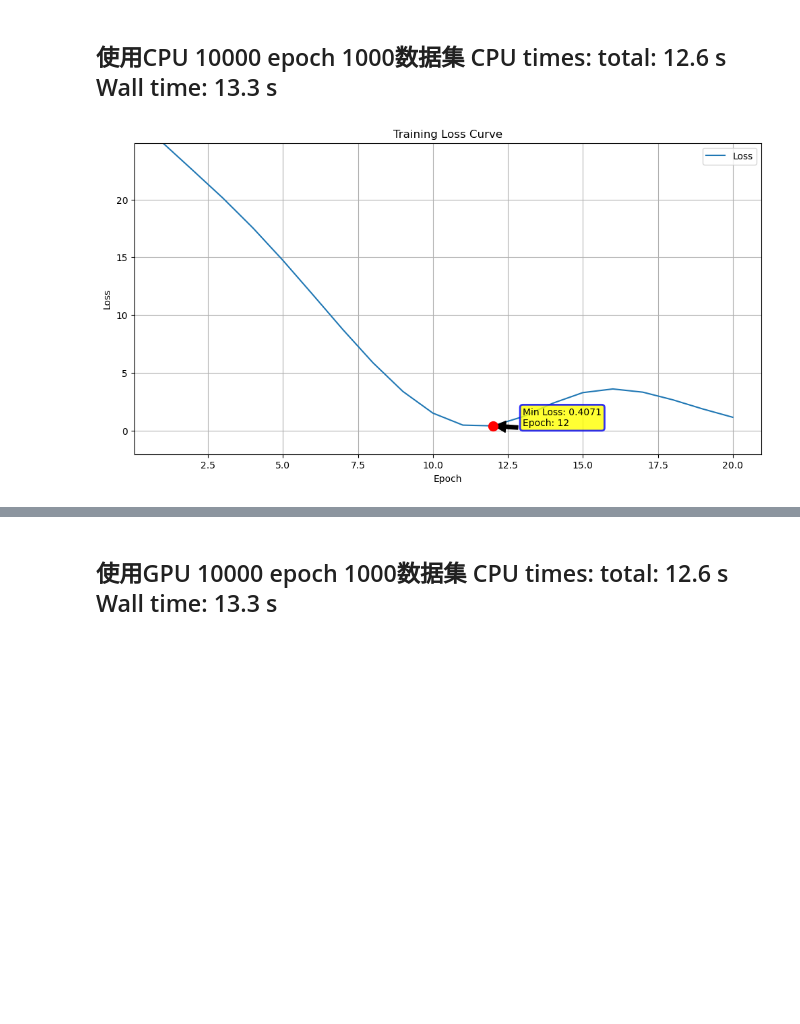
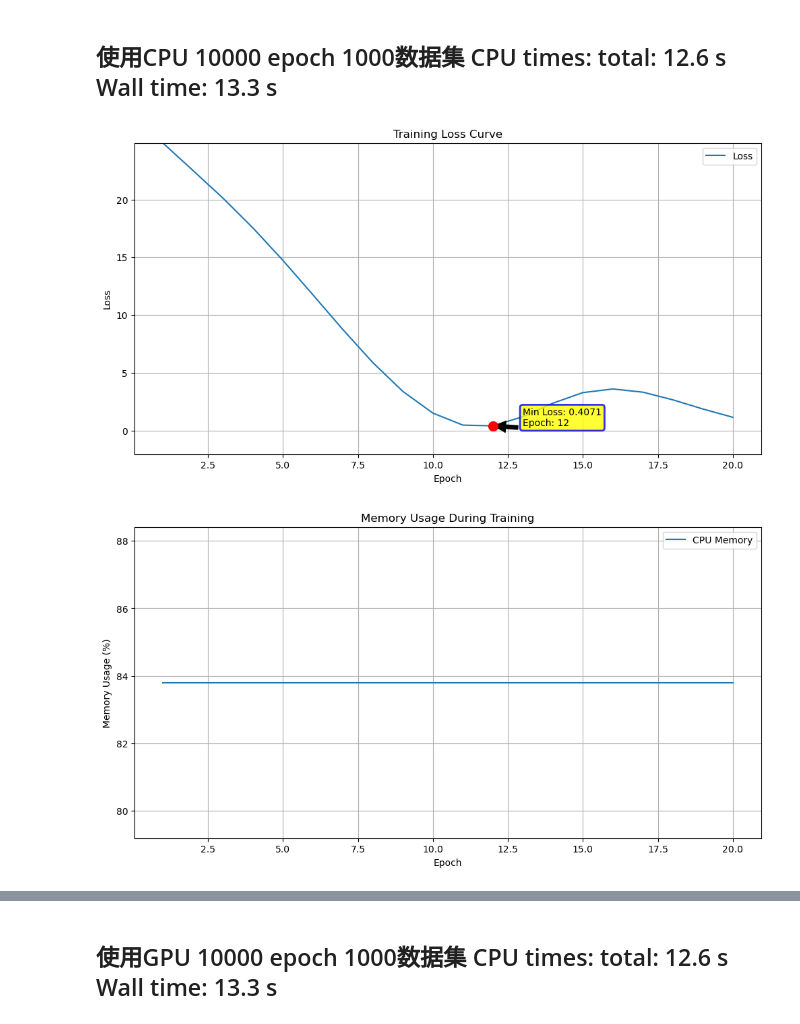
Before and after one commit to nimysan/kick-llm, a Jupyter notebook: cpu-gpu性能对比测试.ipynb, the cells around one changed output, grey strips where cells are left out. Cells and saved outputs as stored; diff of their text form; code cells hidden in the pictures; blank space fills up the shorter version.

```diff
--- a/cpu-gpu性能对比测试.ipynb
+++ b/cpu-gpu性能对比测试.ipynb
@@ -189,8 +218,10 @@ tensor([-0.0344], requires_grad=True)
 # %%
 %%time
 %matplotlib inline
 x = cpugpu()
 x.run_train(20)
 x.plot_loss_curve()
+x.plot_memory_usage()
 # %% [output]
 [figure]
+[figure, added]
```
Also changed, not shown: parts of 9 cells of this notebook, 4 other files.
